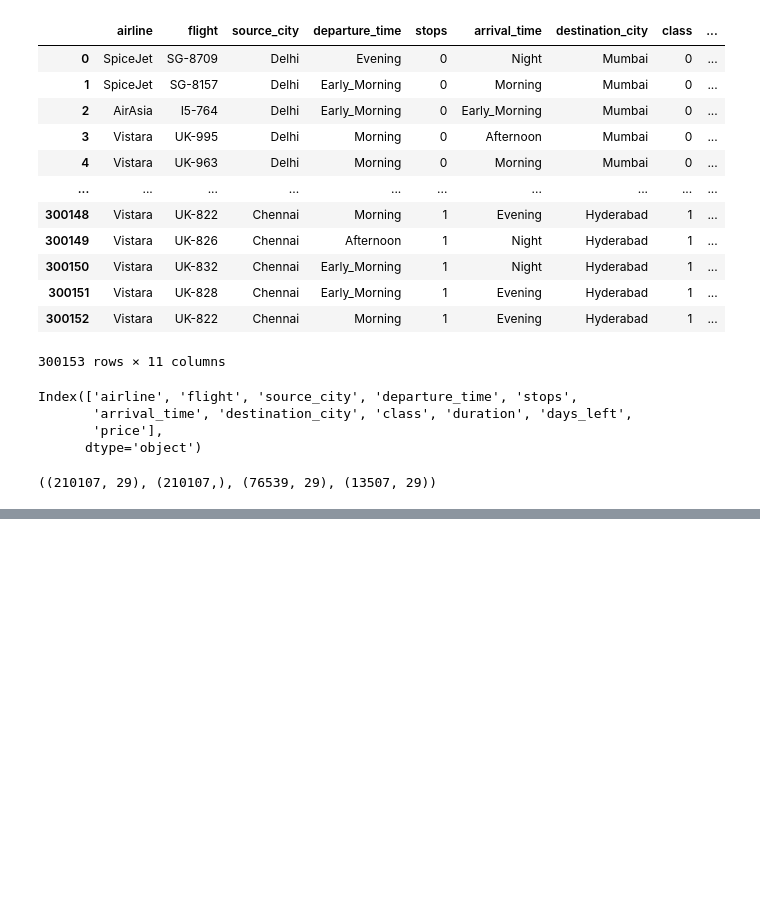
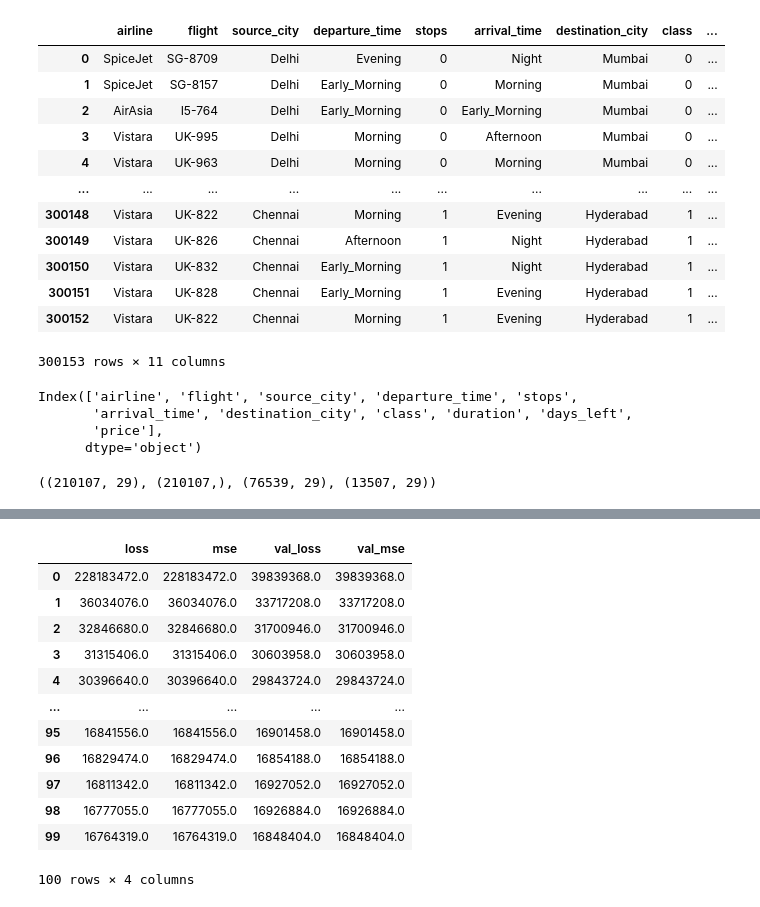
Before and after one commit to jinnn11/Flight-price-prediction, a Jupyter notebook: flight.ipynb, the cells around one changed output, grey strips where cells are left out. Cells and saved outputs as stored; diff of their text form; code cells hidden in the pictures; blank space fills up the shorter version.

```diff
--- a/flight.ipynb
+++ b/flight.ipynb
@@ -332,0 +367,14 @@ metrics(y_valid, y_pred_4)
+# %%
+
+# with tf.device('/GPU:0'):
+nn_1 = tf.keras.Sequential([
+    tf.keras.layers.Dense(64, activation="relu"),
+    tf.keras.layers.Dense(32, activation="relu"),
+    tf.keras.layers.Dense(1, activation="relu")
+])
+
+nn_1.compile(loss=tf.keras.losses.mse,
+                        optimizer="adam",
+                        metrics=["mse"])
+
+history_1 = nn_1.fit(X_train, y_train, epochs=100, batch_size=32, validation_data=(X_valid, y_valid))
@@ -332,0 +415,16 @@ metrics(y_valid, y_pred_4)
+# %%
+pd.DataFrame(history_1.history)
+# %% [output]
+|  | loss | mse | val_loss | val_mse |
+| 0 | 228183472.0 | 228183472.0 | 39839368.0 | 39839368.0 |
+| 1 | 36034076.0 | 36034076.0 | 33717208.0 | 33717208.0 |
+| 2 | 32846680.0 | 32846680.0 | 31700946.0 | 31700946.0 |
+| 3 | 31315406.0 | 31315406.0 | 30603958.0 | 30603958.0 |
+| 4 | 30396640.0 | 30396640.0 | 29843724.0 | 29843724.0 |
+| ... | ... | ... | ... | ... |
+| 95 | 16841556.0 | 16841556.0 | 16901458.0 | 16901458.0 |
+| 96 | 16829474.0 | 16829474.0 | 16854188.0 | 16854188.0 |
+| 97 | 16811342.0 | 16811342.0 | 16927052.0 | 16927052.0 |
+| 98 | 16777055.0 | 16777055.0 | 16926884.0 | 16926884.0 |
+| 99 | 16764319.0 | 16764319.0 | 16848404.0 | 16848404.0 |
+100 rows × 4 columns
```
Also changed, not shown: parts of 13 cells of this notebook.
